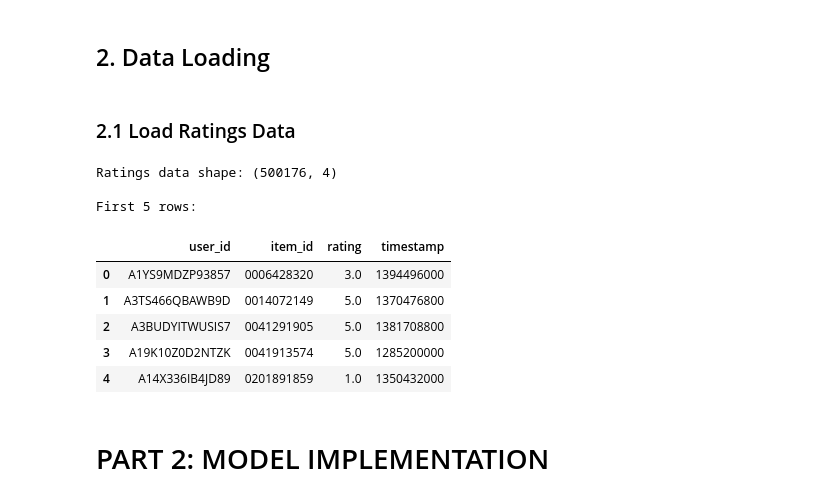
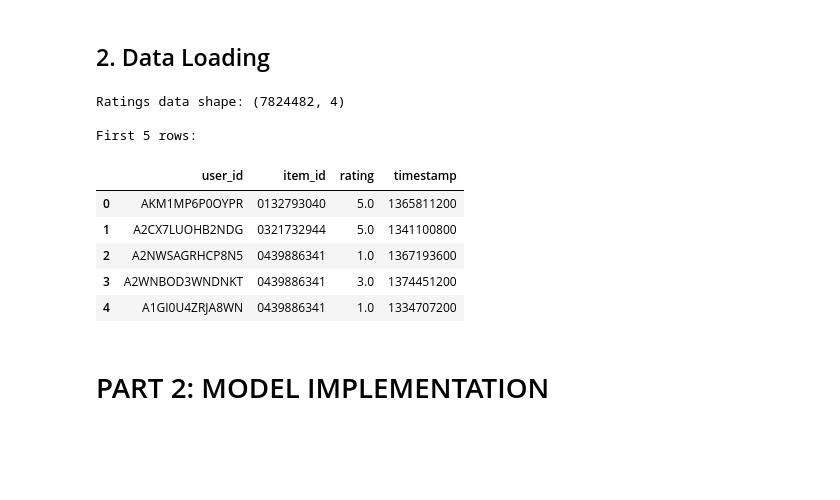
Before and after one commit to Amos-Peng-127/GT-7643-Final-Project, a Jupyter notebook: Project/explore-gat.ipynb, the cells around one changed output. Cells and saved outputs as stored; diff of their text form; code cells hidden in the pictures; blank space fills up the shorter version.

```diff
--- a/Project/explore-gat.ipynb
+++ b/Project/explore-gat.ipynb
@@ -46,3 +43,13 @@ PyTorch version: 2.11.0+cu130
 CUDA available: False
 Using device: cpu
 Libraries imported successfully!
+# %%
+DATASET = "Electronics"  # "Musical_Instruments" | "Electronics" | "Books"
+KCORE_BY_DATASET = {"Musical_Instruments": 3, "Electronics": 5, "Books": 15}
+KCORE = KCORE_BY_DATASET[DATASET]
+
+RATINGS_PATH = f"data/ratings_{DATASET}.csv"
+CKPT_PATH = f"gat_best_{DATASET}.pt"
+RESULTS_PATH = f"results_gat_{DATASET}.json"
+
+print(DATASET, "k =", KCORE)
@@ -50,26 +59,23 @@ Libraries imported successfully!
 ---
 # %% [markdown]
 ## 2. Data Loading
-# %% [markdown]
-### 2.1 Load Ratings Data
 # %%
-# Load ratings data
-ratings_df = pd.read_csv('data/ratings_Musical_Instruments.csv',
+ratings_df = pd.read_csv(RATINGS_PATH,
                          names=['user_id', 'item_id', 'rating', 'timestamp'])
 
 print(f"Ratings data shape: {ratings_df.shape}")
 print(f"\nFirst 5 rows:")
 display(ratings_df.head())
 # %% [output]
-Ratings data shape: (500176, 4)
+Ratings data shape: (7824482, 4)
 
 First 5 rows:
 |  | user_id | item_id | rating | timestamp |
-| 0 | A1YS9MDZP93857 | 0006428320 | 3.0 | 1394496000 |
-| 1 | A3TS466QBAWB9D | 0014072149 | 5.0 | 1370476800 |
-| 2 | A3BUDYITWUSIS7 | 0041291905 | 5.0 | 1381708800 |
-| 3 | A19K10Z0D2NTZK | 0041913574 | 5.0 | 1285200000 |
-| 4 | A14X336IB4JD89 | 0201891859 | 1.0 | 1350432000 |
+| 0 | AKM1MP6P0OYPR | 0132793040 | 5.0 | 1365811200 |
+| 1 | A2CX7LUOHB2NDG | 0321732944 | 5.0 | 1341100800 |
+| 2 | A2NWSAGRHCP8N5 | 0439886341 | 1.0 | 1367193600 |
+| 3 | A2WNBOD3WNDNKT | 0439886341 | 3.0 | 1374451200 |
+| 4 | A1GI0U4ZRJA8WN | 0439886341 | 1.0 | 1334707200 |
 # %% [markdown]
 # PART 2: MODEL IMPLEMENTATION
 # %% [markdown]
```
Also changed, not shown: parts of 18 cells of this notebook.
